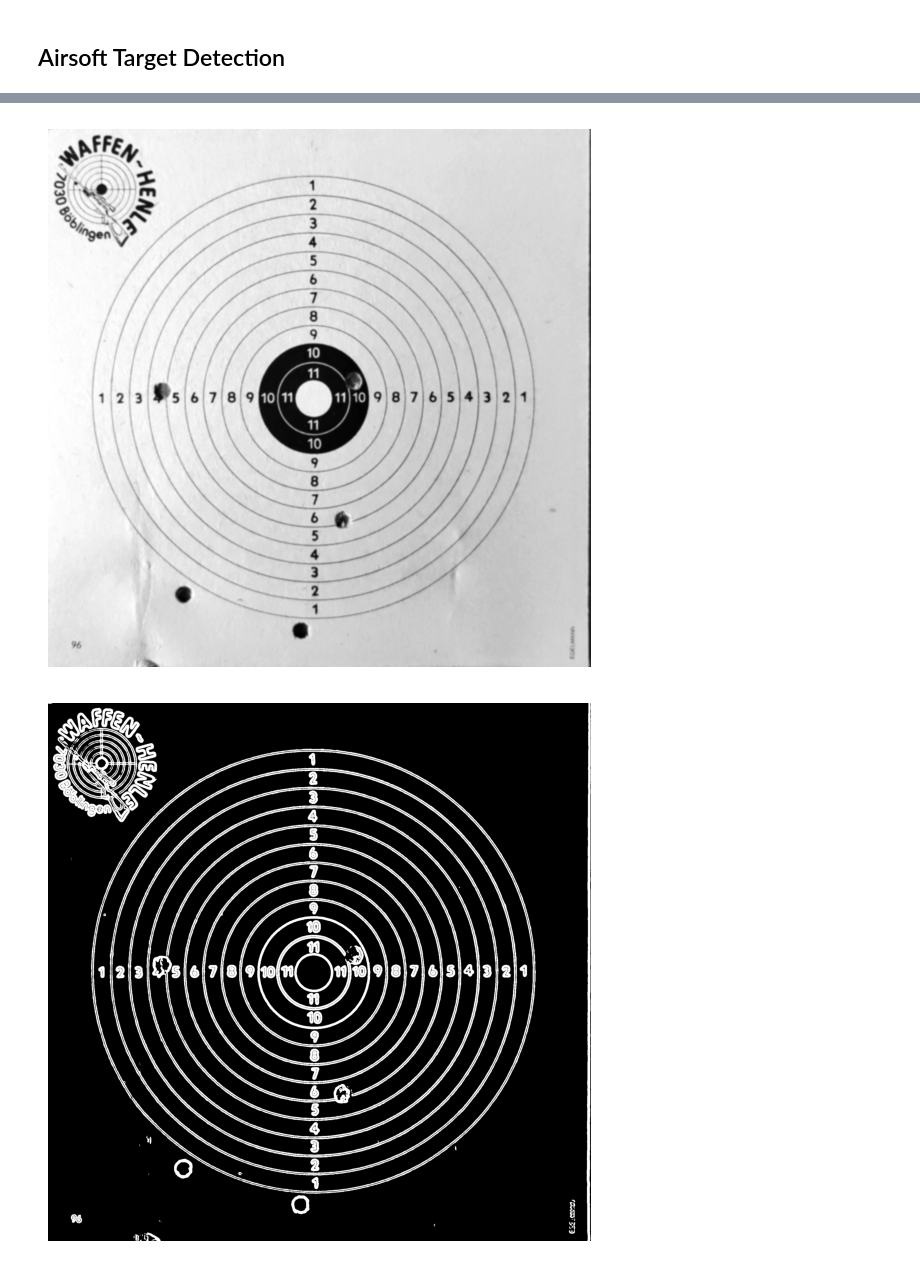
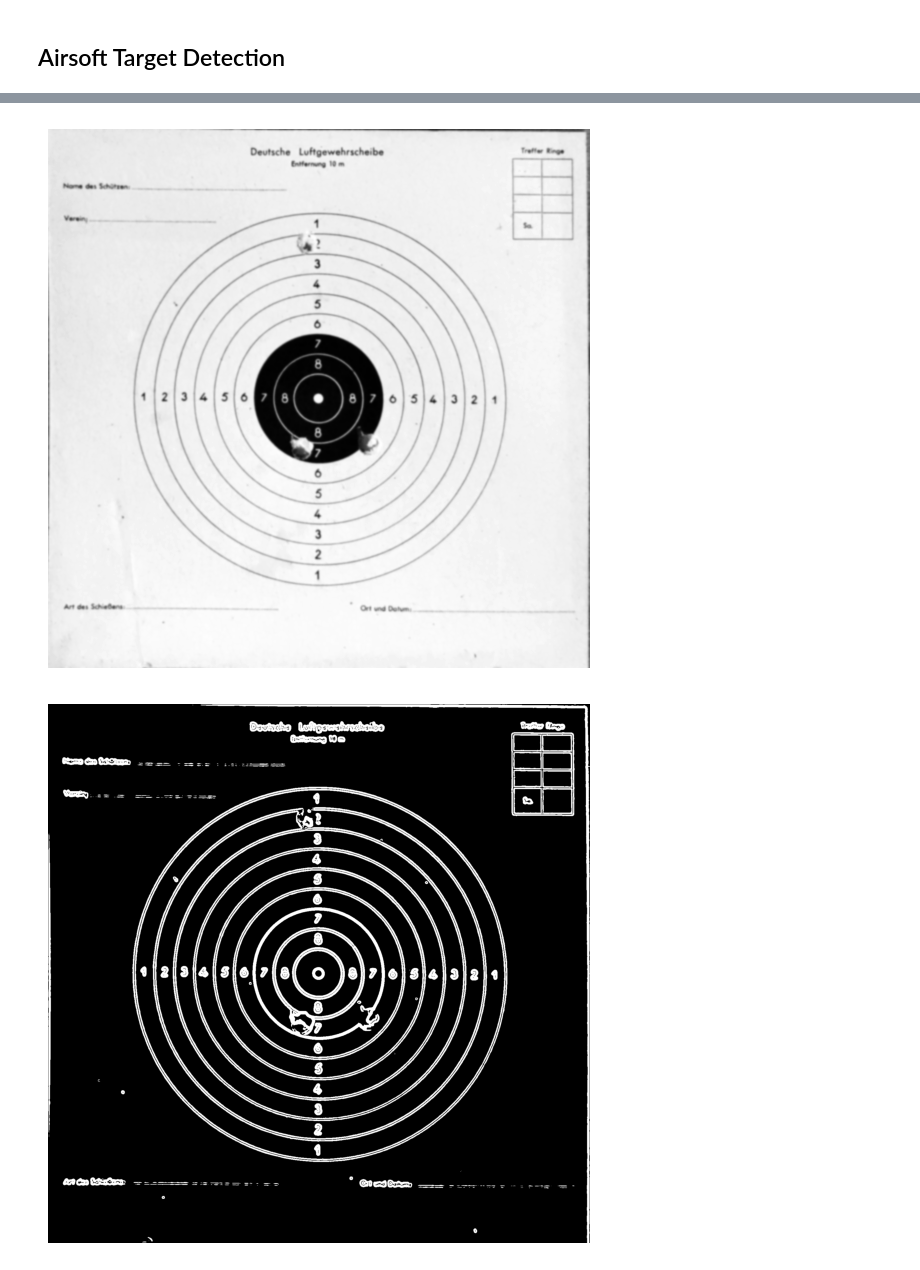
Before and after one commit to NiclasEgeler/AirgunTarget, a Jupyter notebook: target_detection.ipynb, the cells around one changed output, grey strips where cells are left out. Drawn from its saved outputs; the diff is of its cells as text; code cells hidden in the pictures.

```diff
--- a/target_detection.ipynb
+++ b/target_detection.ipynb
@@ -22,7 +22,7 @@ def show_image(img, cmap=None, name=None, size=None):
         plt.title(name)
     plt.show()
 # %%
-image = io.imread('resources/aligned/shot_1.jpg')
+image = io.imread('resources/aligned/shot3.jpg')
 #image = cv2.resize(image, (0, 0), fx=0.35, fy=0.35)
 show_image(image)
 image.shape
@@ -38,25 +38,25 @@ gray_image = cv2.GaussianBlur(gray_image, (15,15), 0)
 # gray_image = cv2.resize(gray_image, (0, 0), fx=0.35, fy=0.35)
 show_image(gray_image, cmap='gray', size=(7,7))
 # %% [output]
-[figure, old version]
+[figure, new version]
 # %%
 # canny = cv2.Canny(image=gray_image, threshold1=35, threshold2=200)
 
 sobelx = cv2.Sobel(gray_image, cv2.CV_64F, 1, 0, ksize=3)
 sobely = cv2.Sobel(gray_image, cv2.CV_64F, 0, 1, ksize=3)
 sobel = cv2.magnitude(sobelx, sobely)
 
 # Normalize and threshold the result
 sobel = cv2.normalize(sobel, None, 0, 255, cv2.NORM_MINMAX, cv2.CV_8U)
 threshold = 40
 sobel[sobel < threshold] = 0
 sobel[sobel >= threshold] = 255
-canny = sobel
+canny = sobel.copy()
 # canny = io.imread('resources/aligned/test.png')
 # canny = cv2.cvtColor(canny, cv2.COLOR_BGR2GRAY)
 show_image(canny, cmap='gray', size=(7,7))
 # %% [output]
-[figure, old version]
+[figure, new version]
 # %%
 # find the biggest contour
 contours, hierarchy = cv2.findContours(canny, cv2.RETR_TREE, cv2.CHAIN_APPROX_SIMPLE)
```
Also changed, not shown: parts of 5 cells of this notebook, 15 other files.
